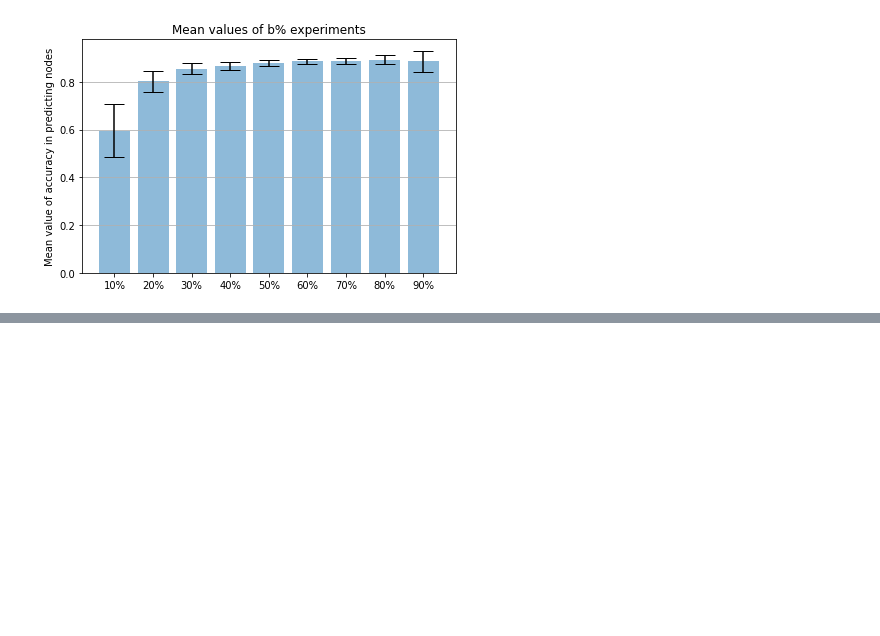
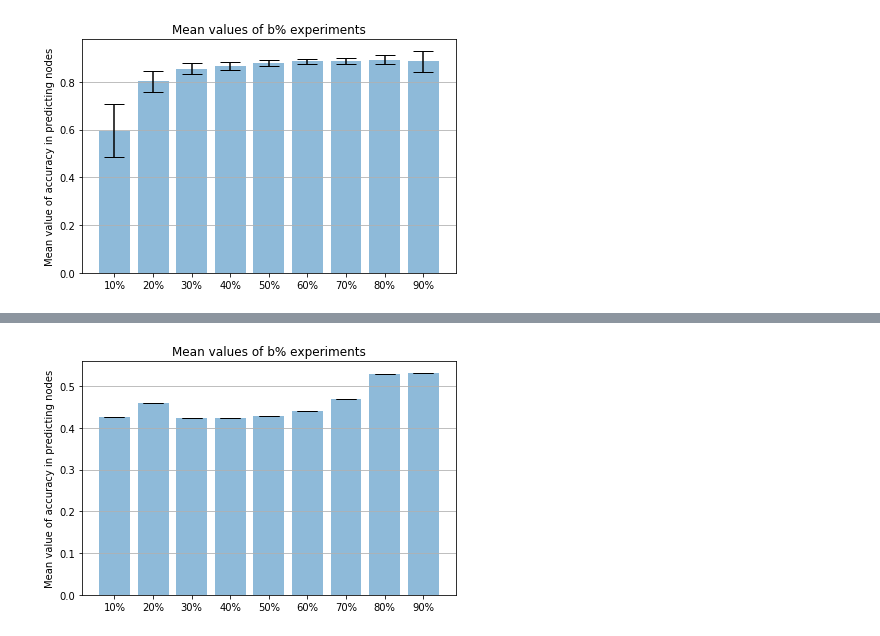
Before and after one commit to leobouts/data_science_practice, a Jupyter notebook: PoliticalBlogs.ipynb, the cells around one changed output, grey strips where cells are left out. Saved outputs shown, nothing was run; the diff lists cells and outputs as text; code cells hidden in the pictures; blank space fills up the shorter version.

Commit message:
pagerank nodes, weird accuracy results

```diff
--- a/PoliticalBlogs.ipynb
+++ b/PoliticalBlogs.ipynb
@@ -228,0 +410,19 @@ plt.show()
+# %%
+percentages = ['10%', '20%', '30%','40%', '50%', '60%','70%', '80%', '90%']
+x_pos = np.arange(len(percentages))
+error = standard_deviation_list
+
+# Build the plot
+fig, ax = plt.subplots()
+ax.bar(x_pos, precision_list, yerr=error, align='center', alpha=0.5, ecolor='black', capsize=10)
+ax.set_ylabel('Mean value of accuracy in predicting nodes')
+ax.set_xticks(x_pos)
+ax.set_xticklabels(percentages)
+ax.set_title('Mean values of b% experiments')
+ax.yaxis.grid(True)
+
+# Save the figure and show
+plt.tight_layout()
+plt.show()
+# %% [output]
+[figure, added]
```
Also changed, not shown: parts of 3 cells of this notebook.
